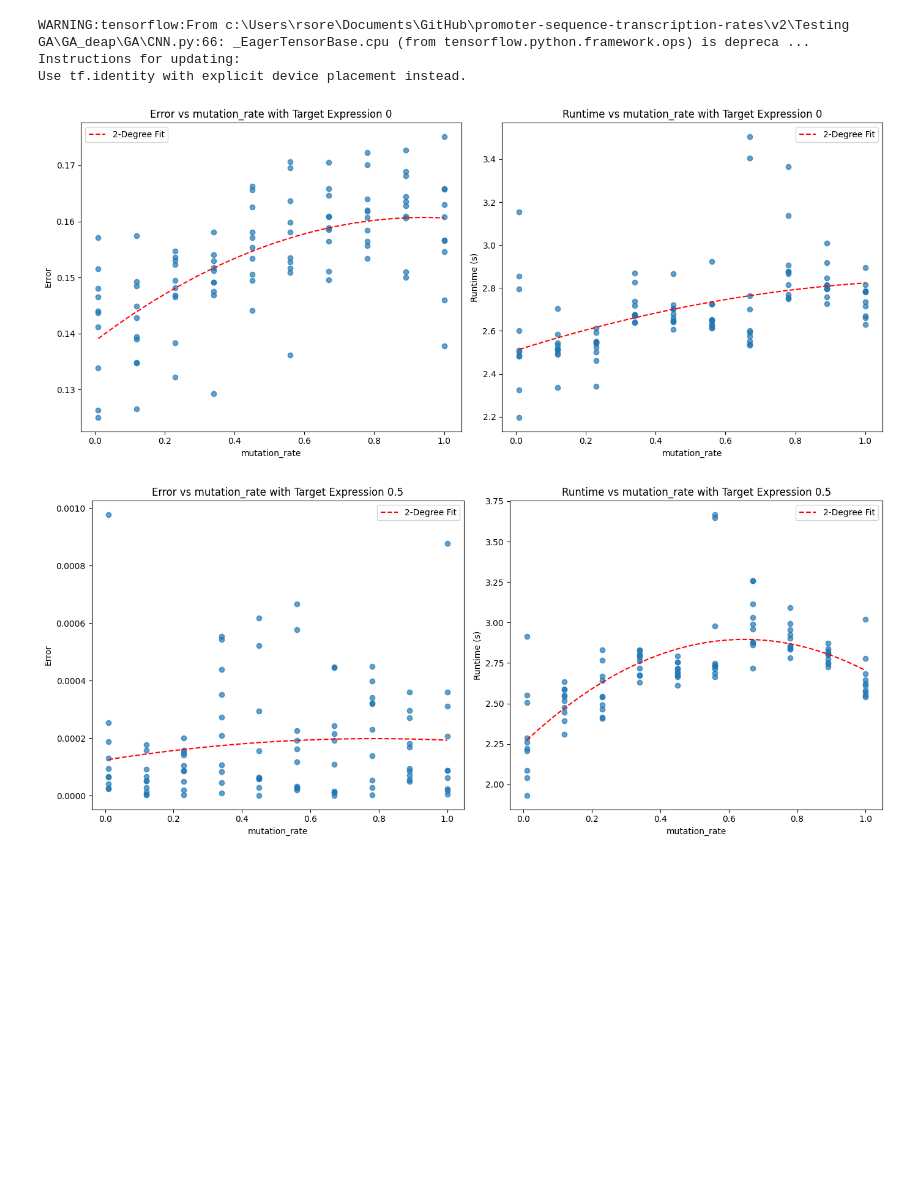
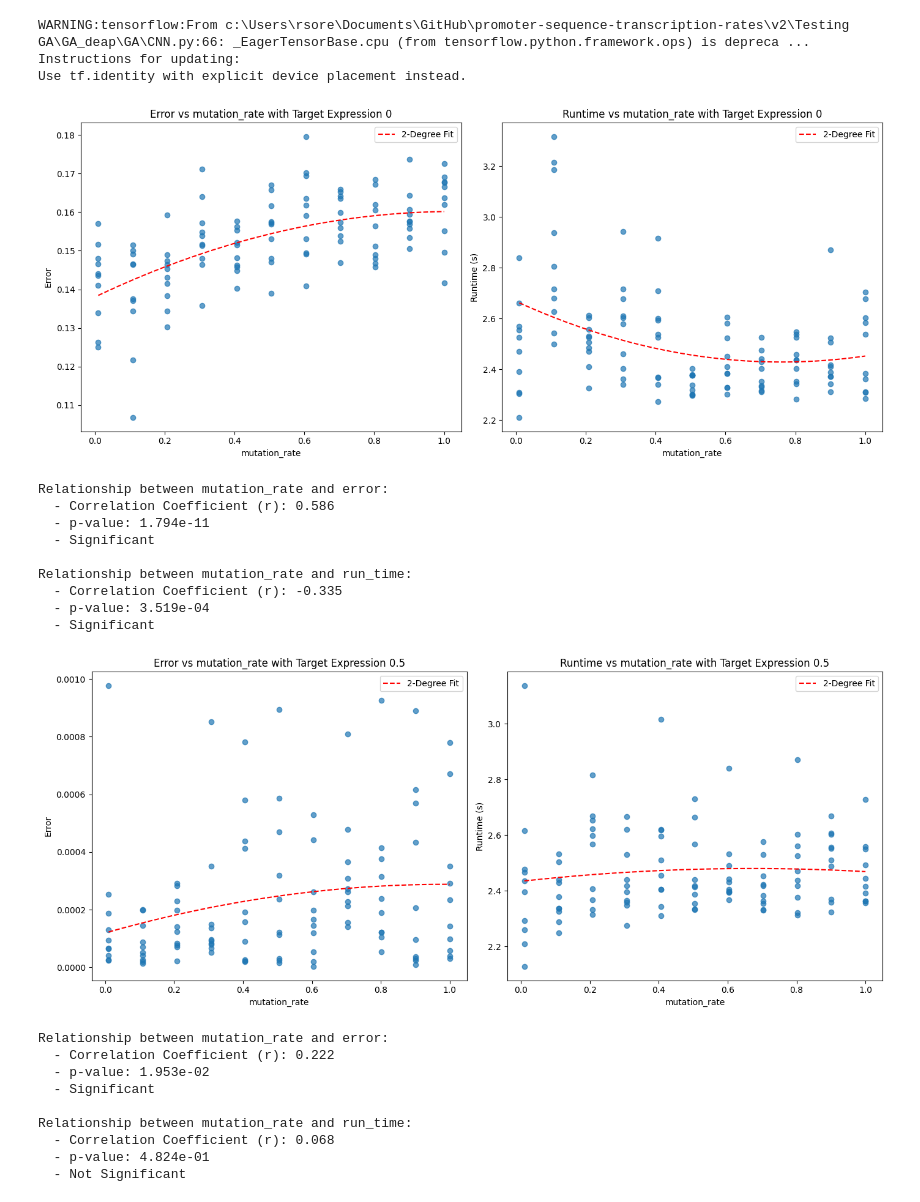
Before and after one commit to Rhys-sg/promoter-sequence-transcription-rates, a Jupyter notebook: v2/Testing GA/GA_deap/1_mutation_method.ipynb, the cells around one changed output. Drawn from its saved outputs; the diff is of its cells as text; code cells hidden in the pictures; blank space fills up the shorter version.

```diff
--- a/v2/Testing GA/GA_deap/1_mutation_method.ipynb
+++ b/v2/Testing GA/GA_deap/1_mutation_method.ipynb
@@ -31,9 +31,30 @@ WARNING:tensorflow:From c:\Users\rsore\Documents\GitHub\promoter-sequence-transc
 Instructions for updating:
 Use tf.identity with explicit device placement instead.
 # %%
+# Read results (if necessary) and plot
+results_df = pd.read_csv(f'{shared_data_dir}mutConstant_1.csv')
+
 for target_expression in target_expressions:
     filtered_df = results_df[results_df['target_expression'] == target_expression]
     scatter_plot(filtered_df, target_expression, 'mutation_rate', polynomial_degree=2)
 # %% [output]
-[figure, old version]
+[figure, new version]
+Relationship between mutation_rate and error:
+  - Correlation Coefficient (r): 0.586
+  - p-value: 1.794e-11
+  - Significant
+
+Relationship between mutation_rate and run_time:
+  - Correlation Coefficient (r): -0.335
+  - p-value: 3.519e-04
+  - Significant
-[figure, old version]
+[figure, new version]
+Relationship between mutation_rate and error:
+  - Correlation Coefficient (r): 0.222
+  - p-value: 1.953e-02
+  - Significant
+
+Relationship between mutation_rate and run_time:
+  - Correlation Coefficient (r): 0.068
+  - p-value: 4.824e-01
+  - Not Significant
```
Also changed, not shown: parts of 8 cells of this notebook, 8 other files.
